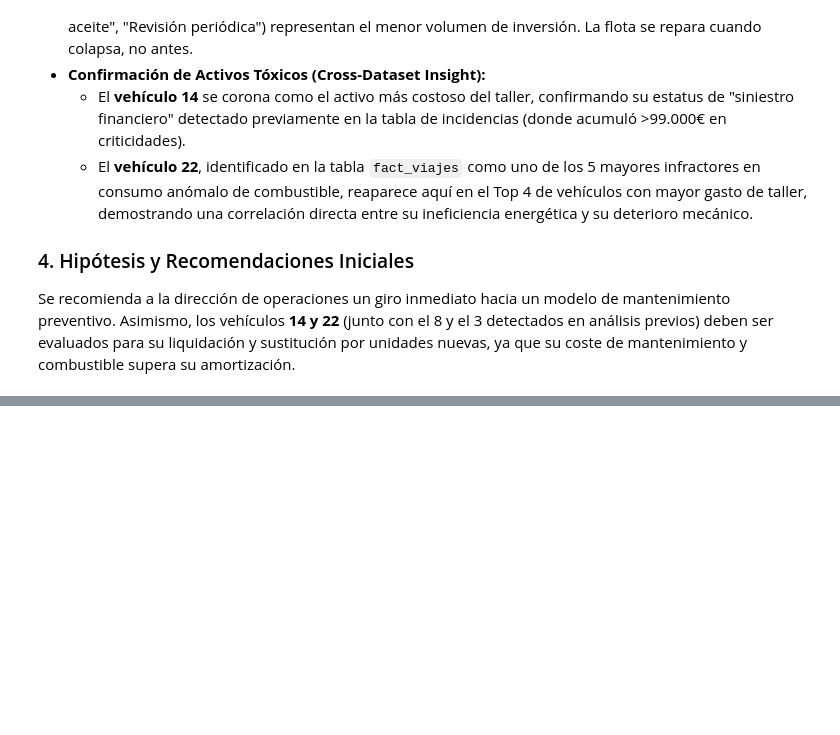
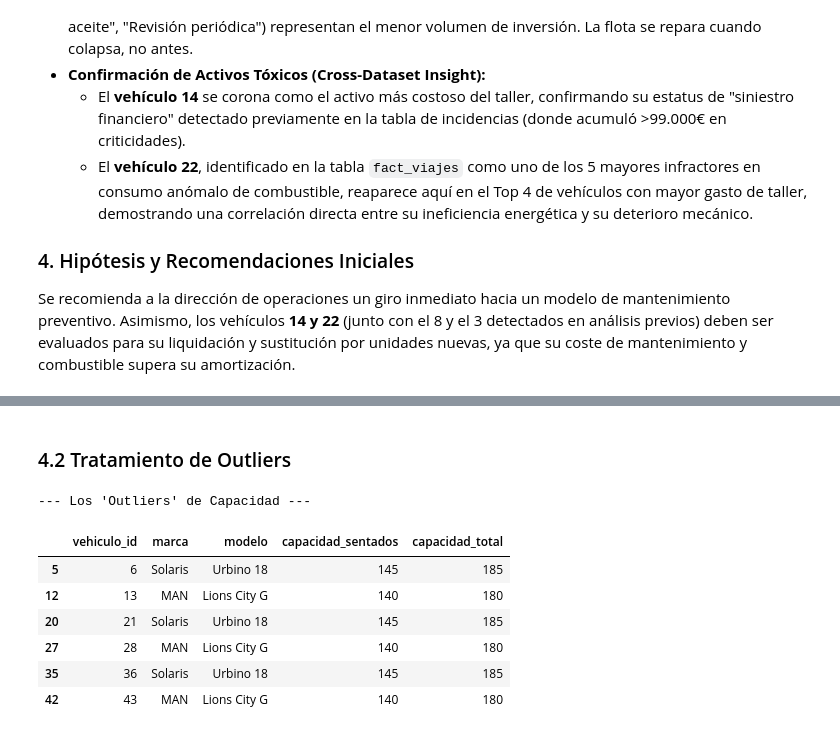
Before and after one commit to databaandsc/MetroBus_Analytics, a Jupyter notebook: 01_eda.ipynb, the cells around one changed output, grey strips where cells are left out. Cells and saved outputs as stored; diff of their text form; code cells hidden in the pictures; blank space fills up the shorter version.

```diff
--- a/01_eda.ipynb
+++ b/01_eda.ipynb
@@ -1074,0 +1200,12 @@ Se recomienda a la dirección de operaciones un giro inmediato hacia un modelo d
+# %%
+# --- IMPUTACIÓN ---
+# 1. Rellenamos los valores nulos (NaN) de la columna con 'Diesel'
+df_vehiculos['combustible'] = df_vehiculos['combustible'].fillna('Diesel')
+
+# --- COMPROBACIÓN ---
+# 2. Verificamos que ya no quedan nulos en la columna
+nulos_restantes = df_vehiculos['combustible'].isnull().sum()
+print(f"Nulos en 'combustible' tras la corrección: {nulos_restantes}")
+
+# Vemos cómo ha quedado el autobús (ID 32)
+display(df_vehiculos[df_vehiculos['vehiculo_id'] == 32][['vehiculo_id', 'modelo', 'combustible']])
@@ -1074,0 +1300,17 @@ Se recomienda a la dirección de operaciones un giro inmediato hacia un modelo d
+# %% [markdown]
+### 4.2 Tratamiento de Outliers
+# %%
+# Filtramos los autobuses con capacidad total superior a 150
+autobuses_outliers = df_vehiculos[df_vehiculos['capacidad_total'] > 150]
+
+print("--- Los 'Outliers' de Capacidad ---")
+display(autobuses_outliers[['vehiculo_id', 'marca', 'modelo', 'capacidad_sentados', 'capacidad_total']])
+# %% [output]
+--- Los 'Outliers' de Capacidad ---
+|  | vehiculo_id | marca | modelo | capacidad_sentados | capacidad_total |
+| 5 | 6 | Solaris | Urbino 18 | 145 | 185 |
+| 12 | 13 | MAN | Lions City G | 140 | 180 |
+| 20 | 21 | Solaris | Urbino 18 | 145 | 185 |
+| 27 | 28 | MAN | Lions City G | 140 | 180 |
+| 35 | 36 | Solaris | Urbino 18 | 145 | 185 |
+| 42 | 43 | MAN | Lions City G | 140 | 180 |
```
Also changed, not shown: parts of 29 cells of this notebook.
